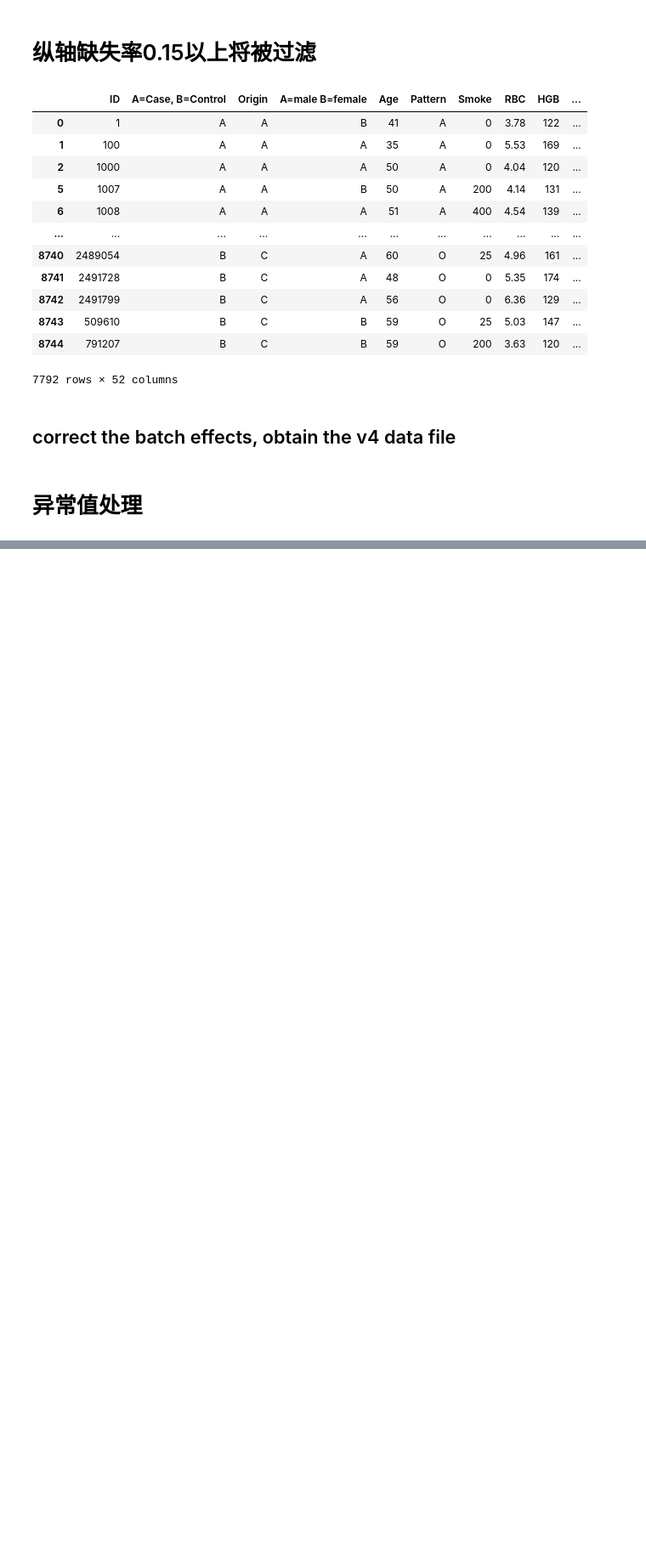
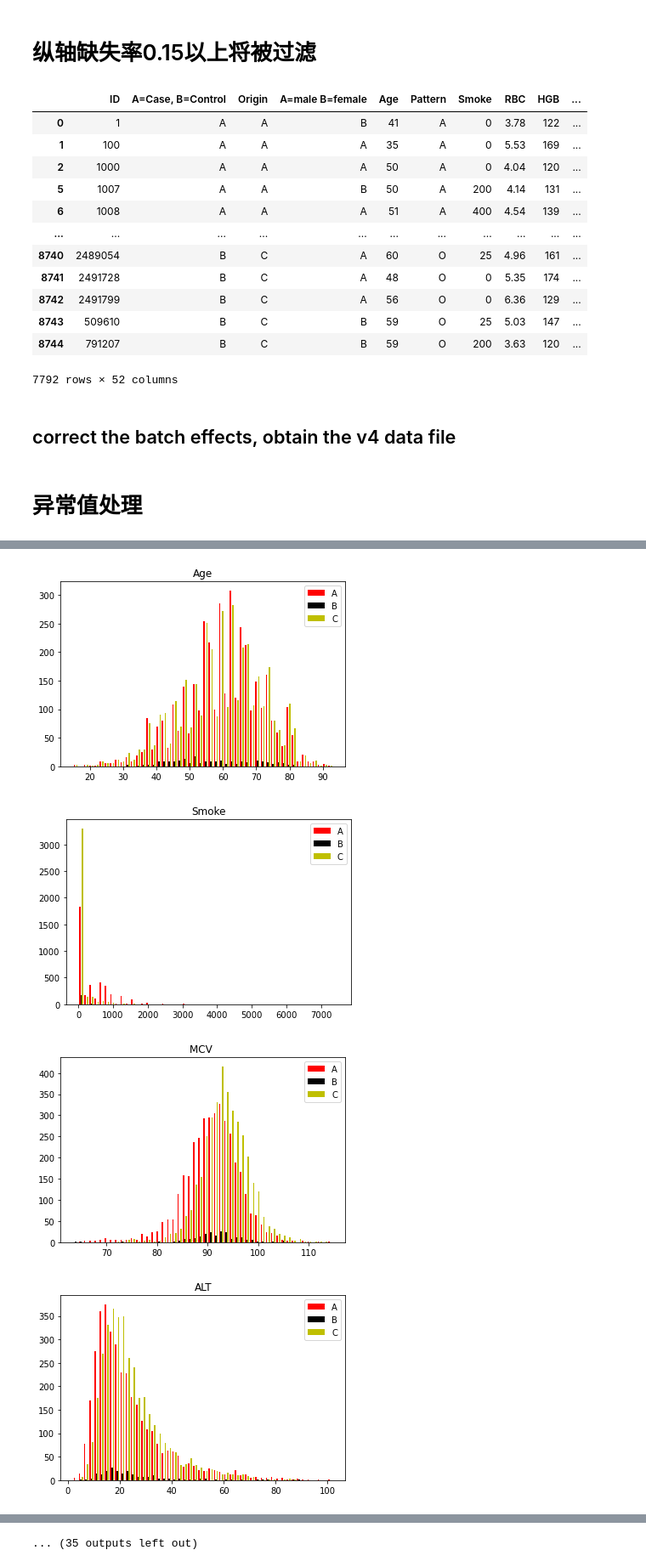
Before and after one commit to ChiXX/LungCancer, a Jupyter notebook: scripts/jupyter/Preprocessing.ipynb, the cells around one changed output, grey strips where cells are left out. Shown at 85% size. Cells and saved outputs as stored; diff of their text form; code cells hidden in the pictures; blank space fills up the shorter version.

```diff
--- a/scripts/jupyter/Preprocessing.ipynb
+++ b/scripts/jupyter/Preprocessing.ipynb
@@ -280,0 +385,8 @@ cancer_data2 = cancer_data.loc[:,:'Pattern']
+# %%
+c_group = cancer_data[cancer_data['Origin']=='C']
+# %%
+data_rmBE.drop('Origin', axis=1, inplace=True)
+# %%
+data_new = pd.merge(cancer_data.drop(fea_diff, axis=1)[cancer_data['Origin']!='C'], data_rmBE, on='ID')
+# %%
+data_new = pd.concat([data_new, c_group])
@@ -280,0 +395,14 @@ cancer_data2 = cancer_data.loc[:,:'Pattern']
+# %%
+for fea in data_new.columns[6:]:
+    a = data_new[data_new['Origin']=='A'][fea]
+    b = data_new[data_new['Origin']=='B'][fea]
+    c = data_new[data_new['Origin']=='C'][fea]
+    plt.hist([a,b,c], bins=50, color=['r','k','y'])
+    plt.legend(['A','B','C'])
+    plt.title(fea)
+    plt.show()
+# %% [output]
+[figure, added]
+[figure, added]
+[figure, added]
+[figure, added]
@@ -280,0 +417 @@ cancer_data2 = cancer_data.loc[:,:'Pattern']
+... (35 outputs left out)
```
Also changed, not shown: parts of 27 cells of this notebook, 3 other files.
